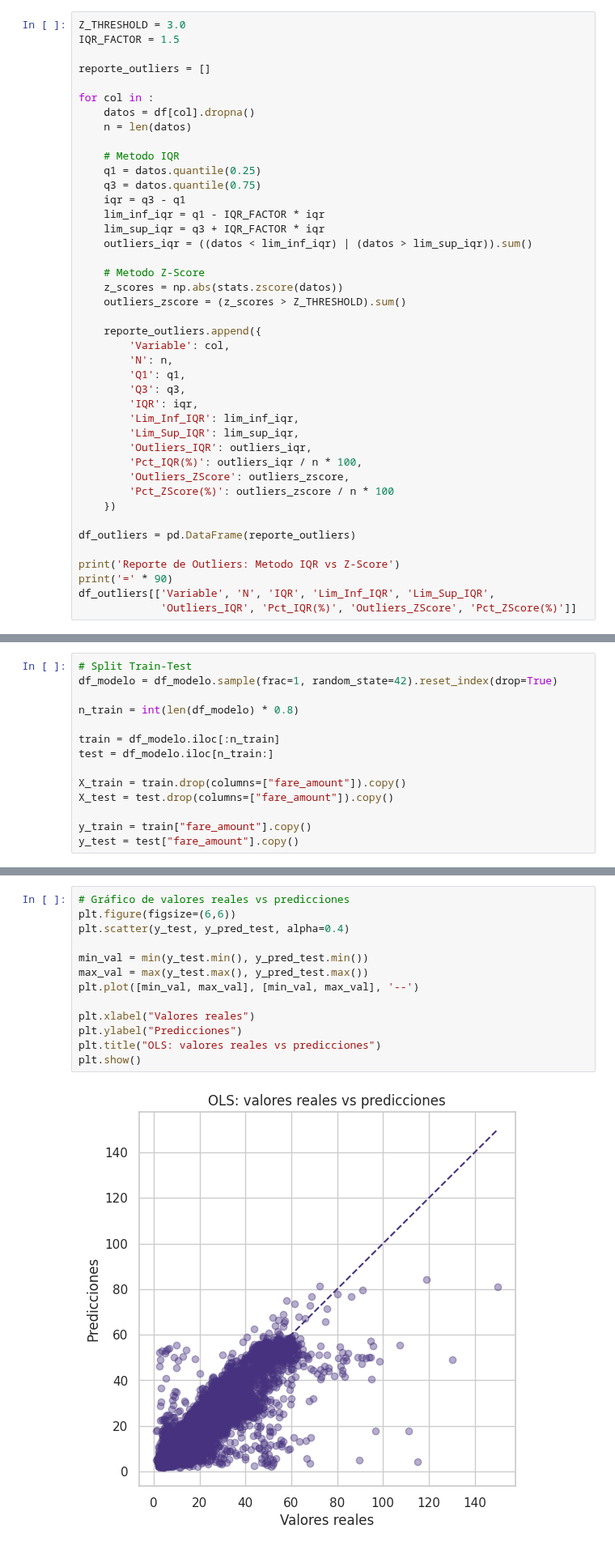
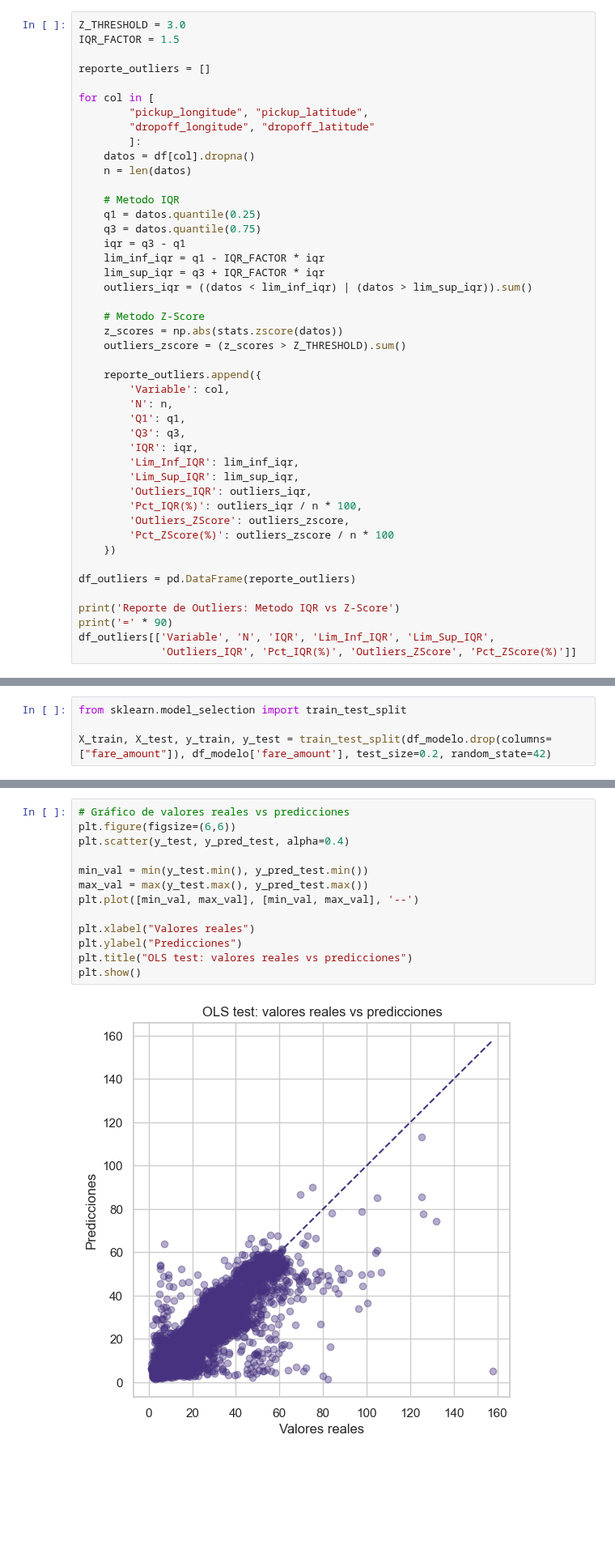
Before and after one commit to LucasD1az/AA1-TUIA-2026C1-Anianios-DiazCelauro-Tardugno, a Jupyter notebook: TP-regresion-AA1.ipynb, the cells around one changed output, grey strips where cells are left out. Shown at 81% size. Drawn from its saved outputs; the diff is of its cells as text; blank space fills up the shorter version.

```diff
--- a/TP-regresion-AA1.ipynb
+++ b/TP-regresion-AA1.ipynb
@@ -528,7 +555,10 @@ IQR_FACTOR = 1.5
 
 reporte_outliers = []
 
-for col in :
+for col in [
+        "pickup_longitude", "pickup_latitude",
+        "dropoff_longitude", "dropoff_latitude"
+        ]:
     datos = df[col].dropna()
     n = len(datos)
 
@@ -803,19 +839,9 @@ df_modelo.head()
 | 3 | 5.0100 | -73.9761 | 40.7908 | -73.9653 | 40.8033 | 3 | ... |
 | 4 | 15.6400 | -73.9250 | 40.7441 | -73.9731 | 40.7612 | 5 | ... |
 # %%
-# Split Train-Test
-df_modelo = df_modelo.sample(frac=1, random_state=42).reset_index(drop=True)
+from sklearn.model_selection import train_test_split
 
-n_train = int(len(df_modelo) * 0.8)
-
-train = df_modelo.iloc[:n_train]
-test = df_modelo.iloc[n_train:]
-
-X_train = train.drop(columns=["fare_amount"]).copy()
-X_test = test.drop(columns=["fare_amount"]).copy()
-
-y_train = train["fare_amount"].copy()
-y_test = test["fare_amount"].copy()
+X_train, X_test, y_train, y_test = train_test_split(df_modelo.drop(columns=["fare_amount"]), df_modelo['fare_amount'], test_size=0.2, random_state=42)
 # %%
 # Escalamos columnas
 columnas_escalar = [
@@ -883,18 +939,18 @@ R2: 0.8130662485841792
 # %%
 # Gráfico de valores reales vs predicciones
 plt.figure(figsize=(6,6))
 plt.scatter(y_test, y_pred_test, alpha=0.4)
 
 min_val = min(y_test.min(), y_pred_test.min())
 max_val = max(y_test.max(), y_pred_test.max())
 plt.plot([min_val, max_val], [min_val, max_val], '--')
 
 plt.xlabel("Valores reales")
 plt.ylabel("Predicciones")
-plt.title("OLS: valores reales vs predicciones")
+plt.title("OLS test: valores reales vs predicciones")
 plt.show()
 # %% [output]
-[figure, old version]
+[figure, new version]
 # %% [markdown]
 # Descenso por gradiente
 # %%
```
Also changed, not shown: parts of 38 cells of this notebook.
